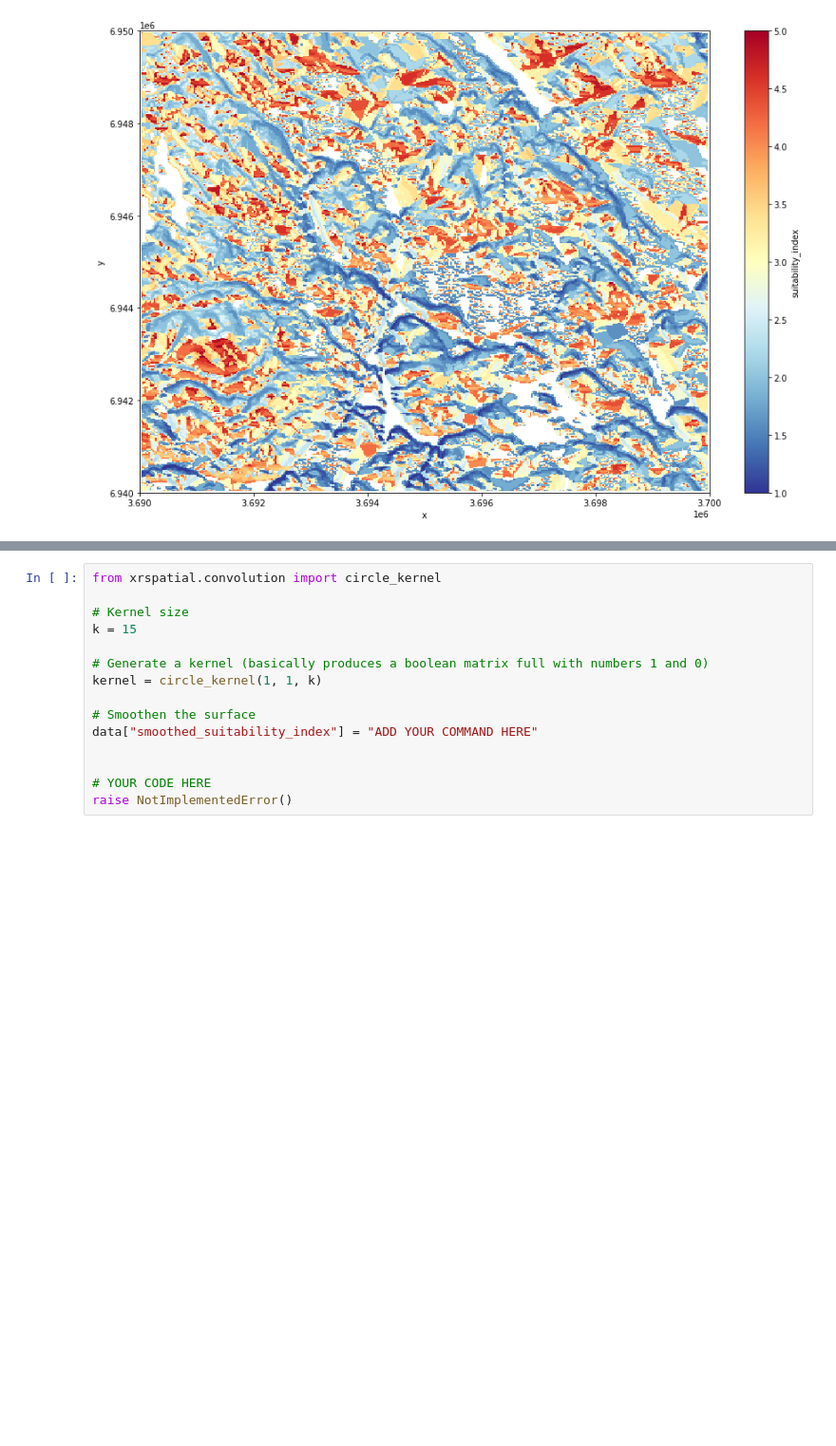
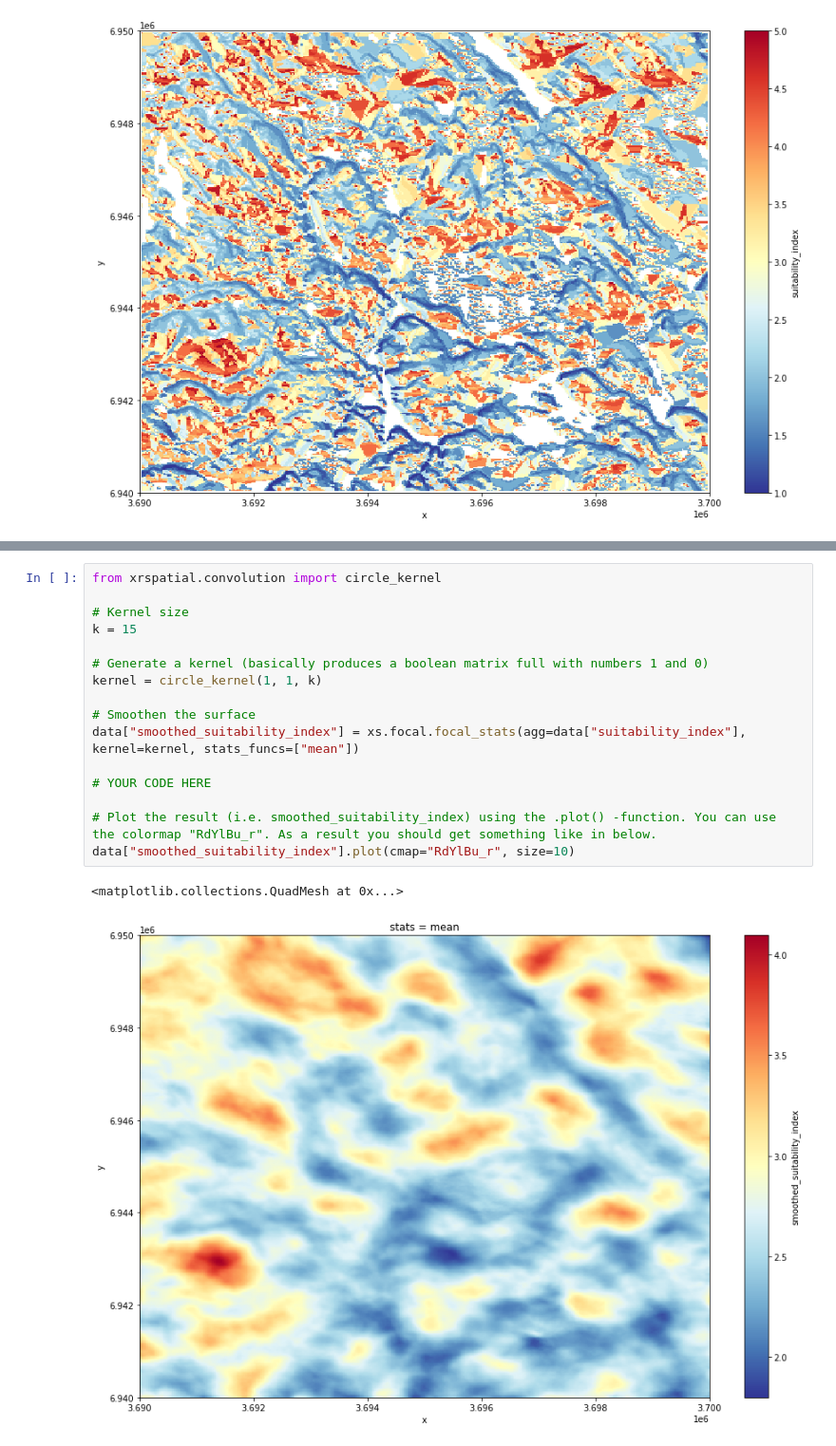
Before and after one commit to Spatial-Analytics-2021/exercise-4-laripernu, a Jupyter notebook: Exercise-4.ipynb, the cells around one changed output, grey strips where cells are left out. Shown at 95% size. Saved outputs shown, nothing was run; the diff lists cells and outputs as text; blank space fills up the shorter version.

```diff
--- a/Exercise-4.ipynb
+++ b/Exercise-4.ipynb
@@ -435,18 +435,22 @@ In contrary to local Map Algebra which operates with single location and several
 # %%
 from xrspatial.convolution import circle_kernel
 
 # Kernel size
 k = 15
 
 # Generate a kernel (basically produces a boolean matrix full with numbers 1 and 0)
 kernel = circle_kernel(1, 1, k)
 
 # Smoothen the surface
-data["smoothed_suitability_index"] = "ADD YOUR COMMAND HERE"
-
+data["smoothed_suitability_index"] = xs.focal.focal_stats(agg=data["suitability_index"], kernel=kernel, stats_funcs=["mean"])
 
 # YOUR CODE HERE
-raise NotImplementedError()
+
+# Plot the result (i.e. smoothed_suitability_index) using the .plot() -function. You can use the colormap "RdYlBu_r". As a result you should get something like in below.
+data["smoothed_suitability_index"].plot(cmap="RdYlBu_r", size=10)
+# %% [output]
+<matplotlib.collections.QuadMesh at 0x...>
+[figure, added]
 # %% [markdown]
 ## Problem 6 - How long did it take? Optional feedback (1 point)
 
```
Also changed, not shown: parts of 2 cells of this notebook.
